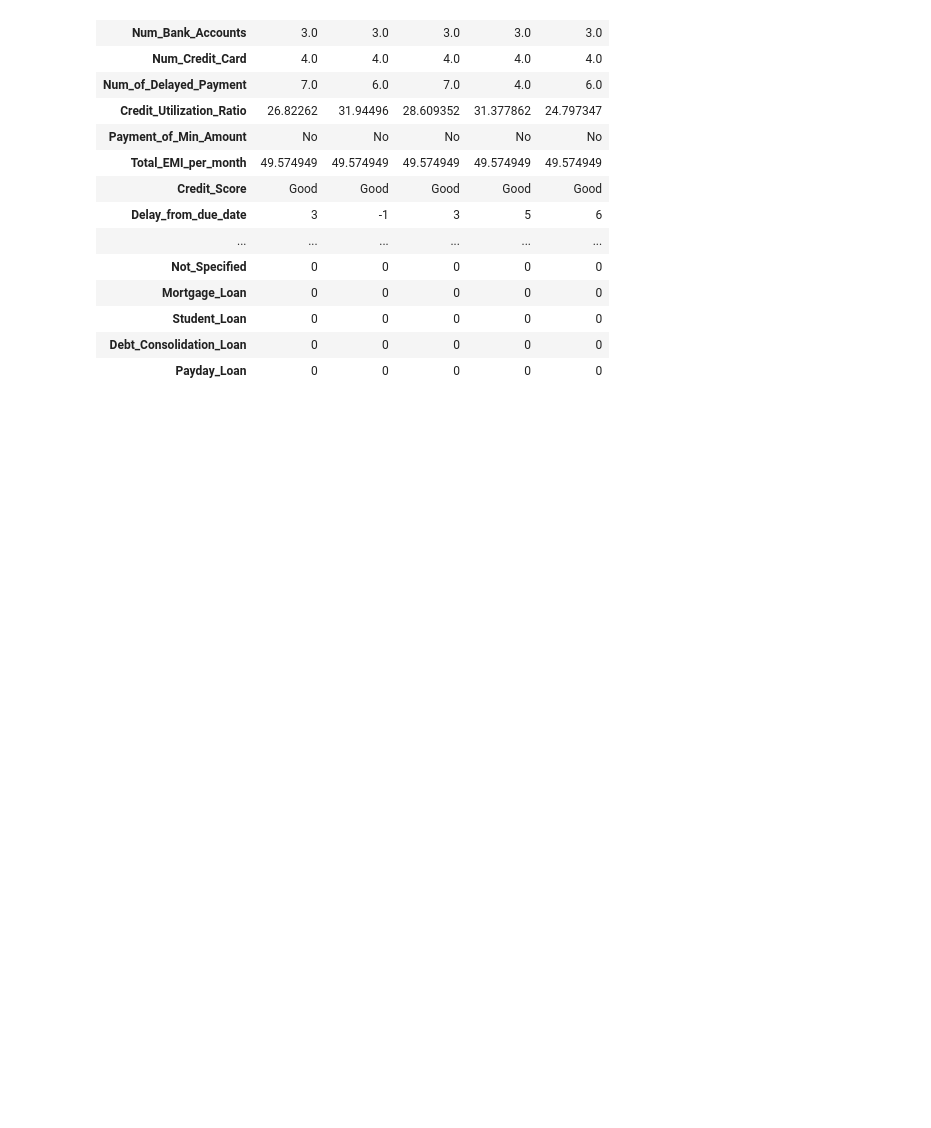
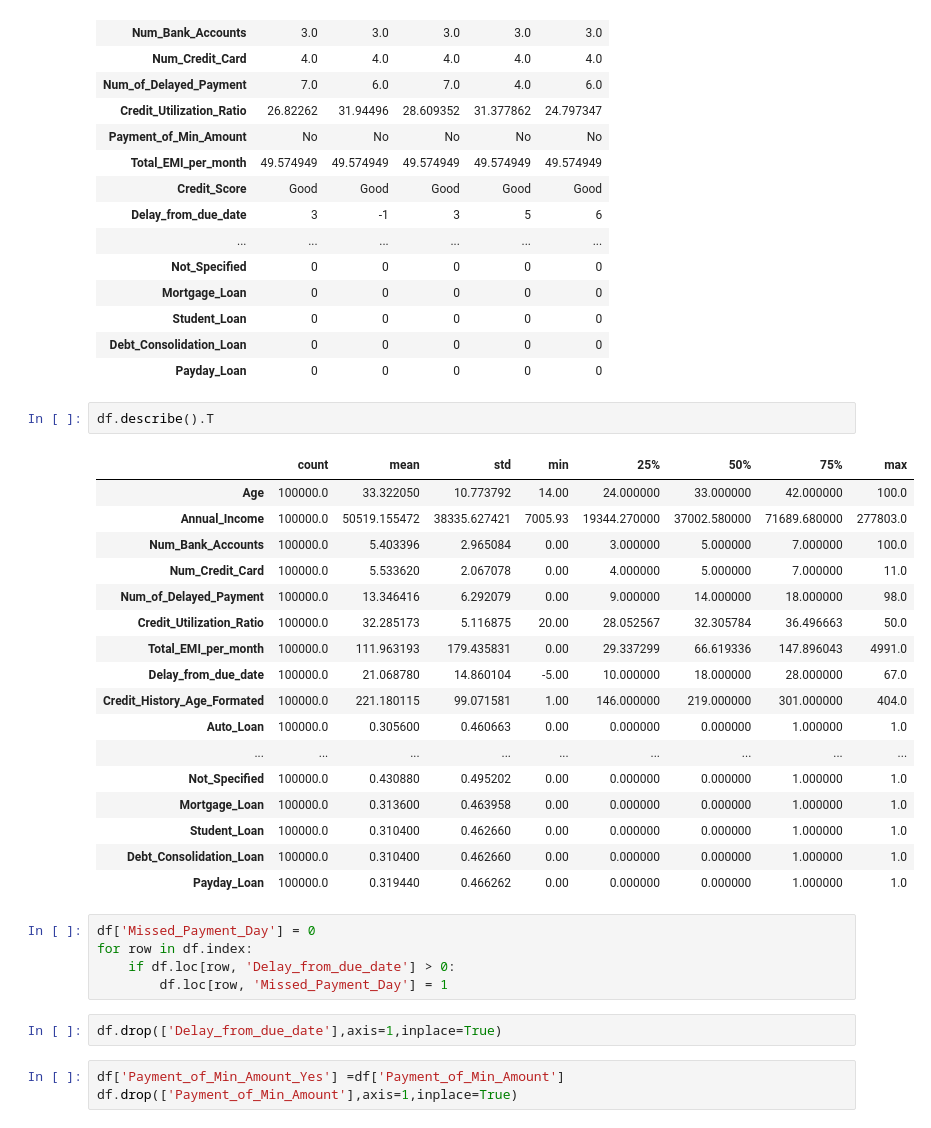
Before and after one commit to bainskarman/projects, a Jupyter notebook: Credit_Classification_End_to_End/Modelling.ipynb, the cells around one changed output. Saved outputs shown, nothing was run; the diff lists cells and outputs as text; blank space fills up the shorter version.

```diff
--- a/Credit_Classification_End_to_End/Modelling.ipynb
+++ b/Credit_Classification_End_to_End/Modelling.ipynb
@@ -29,6 +29,36 @@ df.head().T
 | Student_Loan | 0 | 0 | 0 | 0 | 0 |
 | Debt_Consolidation_Loan | 0 | 0 | 0 | 0 | 0 |
 | Payday_Loan | 0 | 0 | 0 | 0 | 0 |
+# %%
+df.describe().T
+# %% [output]
+|  | count | mean | std | min | 25% | 50% | 75% | max |
+| Age | 100000.0 | 33.322050 | 10.773792 | 14.00 | 24.000000 | 33.000000 | 42.000000 | 100.0 |
+| Annual_Income | 100000.0 | 50519.155472 | 38335.627421 | 7005.93 | 19344.270000 | 37002.580000 | 71689.680000 | 277803.0 |
+| Num_Bank_Accounts | 100000.0 | 5.403396 | 2.965084 | 0.00 | 3.000000 | 5.000000 | 7.000000 | 100.0 |
+| Num_Credit_Card | 100000.0 | 5.533620 | 2.067078 | 0.00 | 4.000000 | 5.000000 | 7.000000 | 11.0 |
+| Num_of_Delayed_Payment | 100000.0 | 13.346416 | 6.292079 | 0.00 | 9.000000 | 14.000000 | 18.000000 | 98.0 |
+| Credit_Utilization_Ratio | 100000.0 | 32.285173 | 5.116875 | 20.00 | 28.052567 | 32.305784 | 36.496663 | 50.0 |
+| Total_EMI_per_month | 100000.0 | 111.963193 | 179.435831 | 0.00 | 29.337299 | 66.619336 | 147.896043 | 4991.0 |
+| Delay_from_due_date | 100000.0 | 21.068780 | 14.860104 | -5.00 | 10.000000 | 18.000000 | 28.000000 | 67.0 |
+| Credit_History_Age_Formated | 100000.0 | 221.180115 | 99.071581 | 1.00 | 146.000000 | 219.000000 | 301.000000 | 404.0 |
+| Auto_Loan | 100000.0 | 0.305600 | 0.460663 | 0.00 | 0.000000 | 0.000000 | 1.000000 | 1.0 |
+| ... | ... | ... | ... | ... | ... | ... | ... | ... |
+| Not_Specified | 100000.0 | 0.430880 | 0.495202 | 0.00 | 0.000000 | 0.000000 | 1.000000 | 1.0 |
+| Mortgage_Loan | 100000.0 | 0.313600 | 0.463958 | 0.00 | 0.000000 | 0.000000 | 1.000000 | 1.0 |
+| Student_Loan | 100000.0 | 0.310400 | 0.462660 | 0.00 | 0.000000 | 0.000000 | 1.000000 | 1.0 |
+| Debt_Consolidation_Loan | 100000.0 | 0.310400 | 0.462660 | 0.00 | 0.000000 | 0.000000 | 1.000000 | 1.0 |
+| Payday_Loan | 100000.0 | 0.319440 | 0.466262 | 0.00 | 0.000000 | 0.000000 | 1.000000 | 1.0 |
+# %%
+df['Missed_Payment_Day'] = 0
+for row in df.index:
+    if df.loc[row, 'Delay_from_due_date'] > 0:
+        df.loc[row, 'Missed_Payment_Day'] = 1
+# %%
+df.drop(['Delay_from_due_date'],axis=1,inplace=True)
+# %%
+df['Payment_of_Min_Amount_Yes'] =df['Payment_of_Min_Amount']
+df.drop(['Payment_of_Min_Amount'],axis=1,inplace=True)
 # %%
 df.info()
 # %% [output]
```
Also changed, not shown: parts of 22 cells of this notebook, 2 other files.
